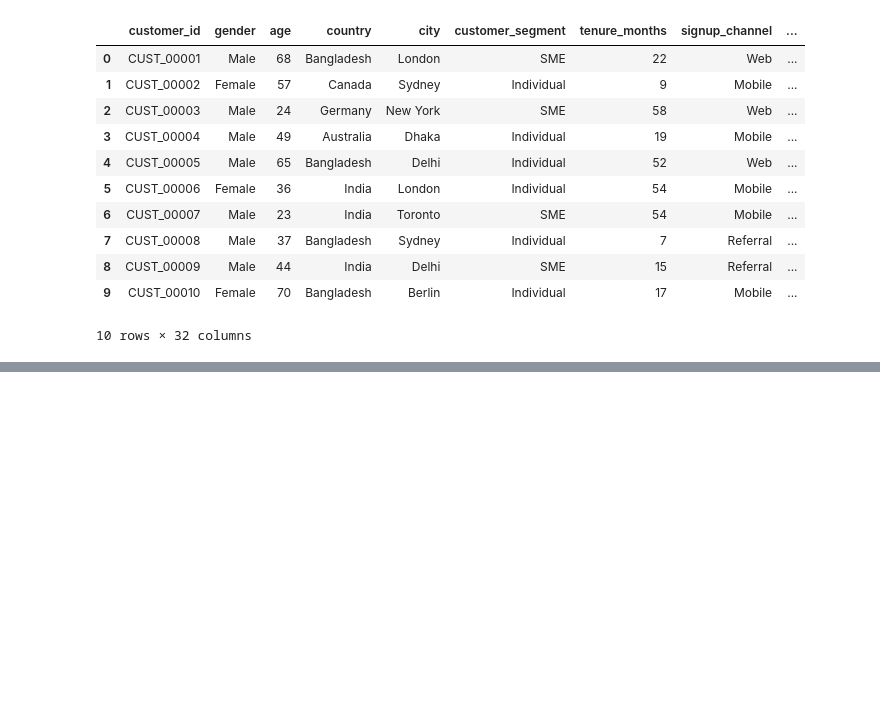
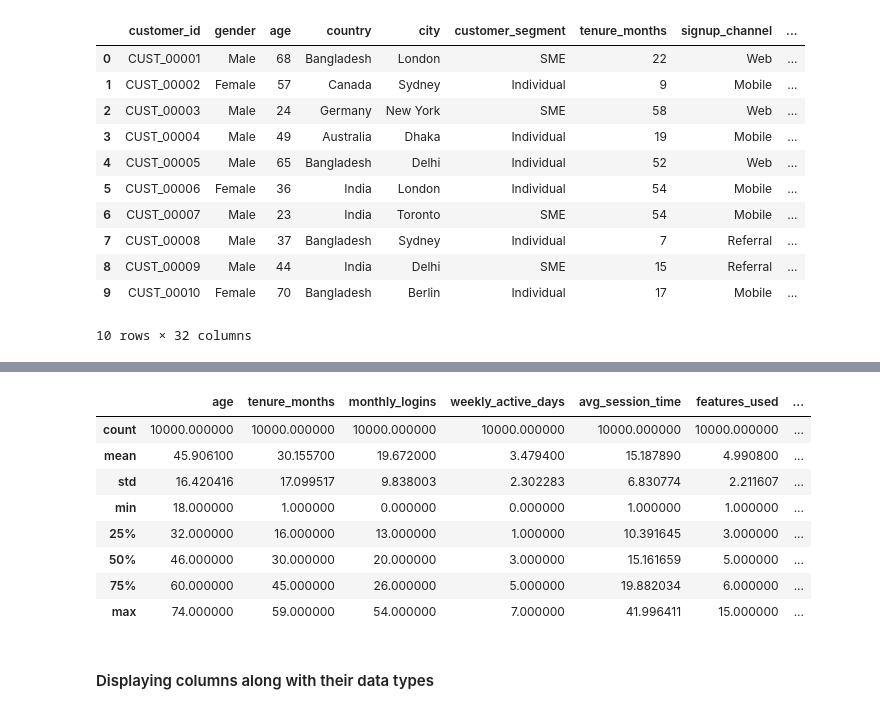
Before and after one commit to TejasMJ/SaaS_Product_Usage_and_Customer_Retention_EDA, a Jupyter notebook: SaaS_Product_Usage_and_Customer_Retention_EDA.ipynb, the cells around one changed output, grey strips where cells are left out. Saved outputs shown, nothing was run; the diff lists cells and outputs as text; code cells hidden in the pictures; blank space fills up the shorter version.

Commit message:
Data Exploration Added

```diff
--- a/SaaS_Product_Usage_and_Customer_Retention_EDA.ipynb
+++ b/SaaS_Product_Usage_and_Customer_Retention_EDA.ipynb
@@ -28,0 +97,14 @@ df.head(10)
+# %%
+df.describe()
+# %% [output]
+|  | age | tenure_months | monthly_logins | weekly_active_days | avg_session_time | features_used | ... |
+| count | 10000.000000 | 10000.000000 | 10000.000000 | 10000.000000 | 10000.000000 | 10000.000000 | ... |
+| mean | 45.906100 | 30.155700 | 19.672000 | 3.479400 | 15.187890 | 4.990800 | ... |
+| std | 16.420416 | 17.099517 | 9.838003 | 2.302283 | 6.830774 | 2.211607 | ... |
+| min | 18.000000 | 1.000000 | 0.000000 | 0.000000 | 1.000000 | 1.000000 | ... |
+| 25% | 32.000000 | 16.000000 | 13.000000 | 1.000000 | 10.391645 | 3.000000 | ... |
+| 50% | 46.000000 | 30.000000 | 20.000000 | 3.000000 | 15.161659 | 5.000000 | ... |
+| 75% | 60.000000 | 45.000000 | 26.000000 | 5.000000 | 19.882034 | 6.000000 | ... |
+| max | 74.000000 | 59.000000 | 54.000000 | 7.000000 | 41.996411 | 15.000000 | ... |
+# %% [markdown]
+#### Displaying columns along with their data types
```
Also changed, not shown: parts of 13 cells of this notebook.
